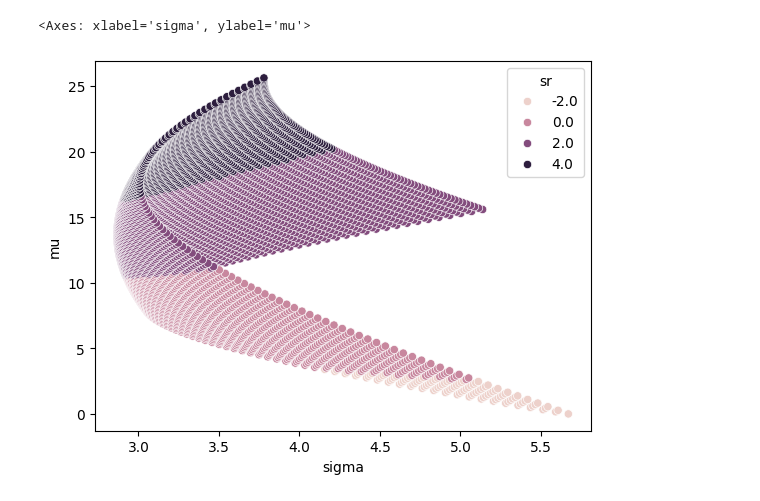
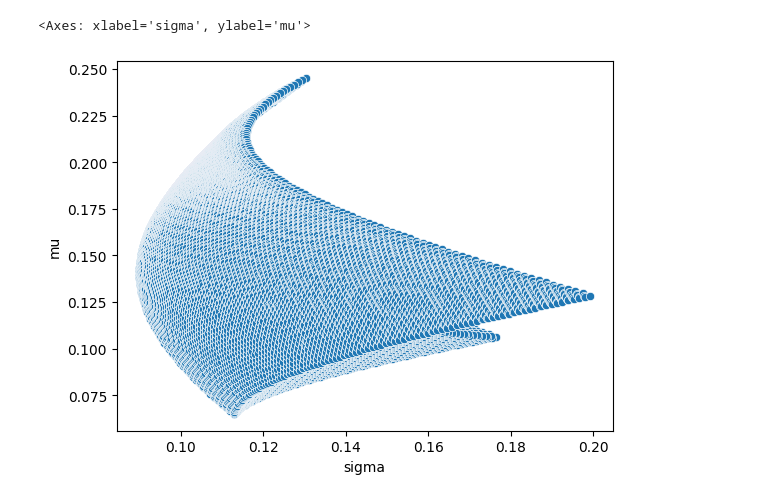
Before and after one commit to vkthakur90/AI_Applications, a Jupyter notebook: Modern_Portfolio_Theory.ipynb, the cells around one changed output. Saved outputs shown, nothing was run; the diff lists cells and outputs as text; code cells hidden in the pictures.

```diff
--- a/Modern_Portfolio_Theory.ipynb
+++ b/Modern_Portfolio_Theory.ipynb
@@ -92,5 +59,16 @@ display(min_sigma_max_sr_df)
+# %%
+sigma_arr = np.array(sigma)
+# %%
+N = len(rate_df)
+# %%
+param_df = pd.DataFrame({
+    'mu' : mu * N,
+    'sigma' : sigma_arr * np.sqrt(N)
+})
+# %%
+result_df = partitions_df.join(param_df)
 # %%
-sns.scatterplot(x = 'sigma', y = 'mu', hue = 'sr', data = pf_df)
+sns.scatterplot(x = 'sigma', y = 'mu', data = result_df)
 # %% [output]
 <Axes: xlabel='sigma', ylabel='mu'>
-[figure, old version]
+[figure, new version]
```
Also changed, not shown: parts of 22 cells of this notebook.
